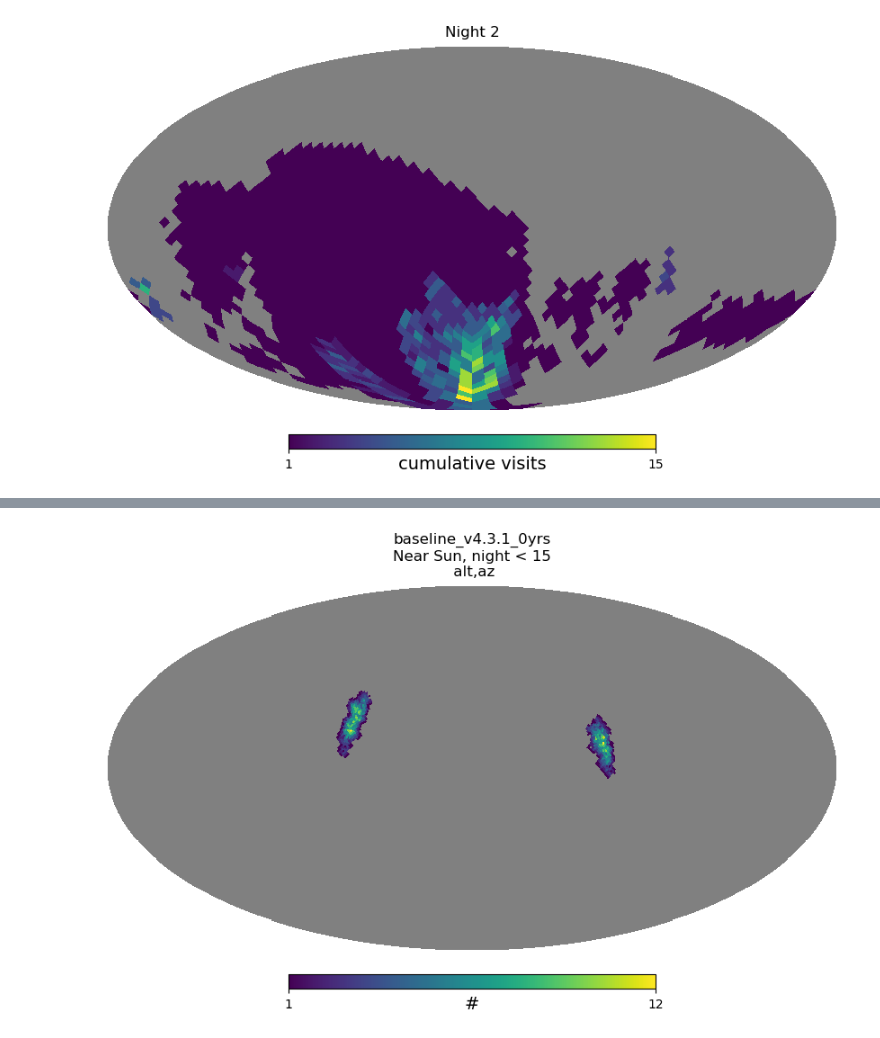
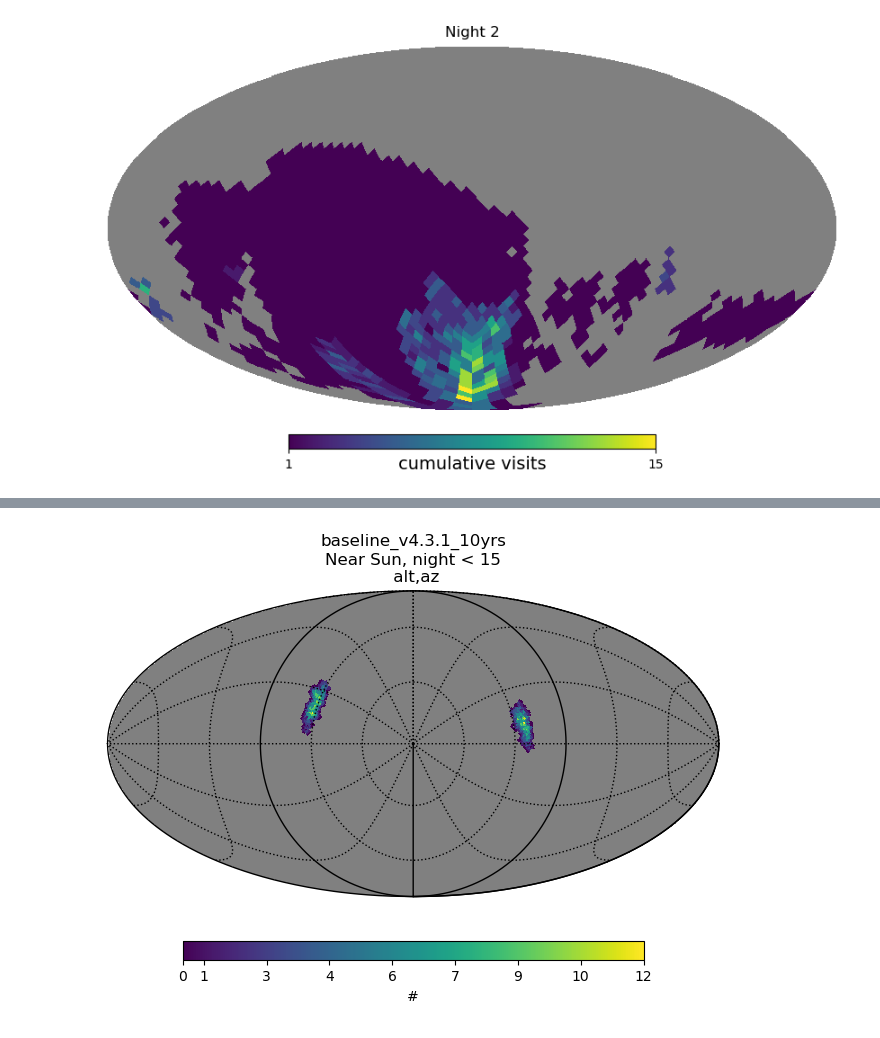
Before and after one commit to yoachim/25_scratch, a Jupyter notebook: maf_simple/simple_maf.ipynb, the cells around one changed output, grey strips where cells are left out. Cells and saved outputs as stored; diff of their text form; code cells hidden in the pictures.

```diff
--- a/maf_simple/simple_maf.ipynb
+++ b/maf_simple/simple_maf.ipynb
@@ -15,8 +16,12 @@ from rubin_sim.data import get_baseline
 # %%
 # Read in a small example visit history
 baseline_file = get_baseline()
+run_name = basename(baseline_file).replace('.db', '')
 con = sqlite3.connect(baseline_file)
-df = pd.read_sql("select * from observations where night < 61;", con).to_records(index=False)
+# Dataframe is handy for some calcs
+df = pd.read_sql("select * from observations where night < 61;", con)
+# But mostly want numpy array for speed.
+visits_array = df.to_records(index=False)
 con.close()
 # %%
 # Compute the mean airmass
@@ -147,18 +177,18 @@ pd.DataFrame(summary_stats)
 # %%
 # Example with multiple data selection criteria from a DataFrame,
-#use plot_dict to override some info dict auto-generated labels
-info = {"run_name": "baseline_v4.3.1_0yrs"}
+#use kwargs to override some info dict auto-generated labels
+info = {"run_name": "baseline_v4.3.1_10yrs"}
 info["observations_subset"] =  "Near Sun Twilight Observations, night < 15"
 #sub_data = df[(df["scheduler_note"].str.contains("_near_sun")) & (df["night"] < 15)]
 # How do I
-sub_data = df[ (np.char.find(df["scheduler_note"].astype(str),"_near_sun") != -1) & (df["night"] < 15)]
+sub_data = visits_array[ (np.char.find(visits_array["scheduler_note"].astype(str),"_near_sun") != -1) & (visits_array["night"] < 15)]
 metric = CountMetric()
 sl = Slicer(nside=64, lat_col="altitude", lon_col="azimuth")
 hp_array, info = sl(sub_data, metric, info=info)
-plot_dict = {"title": info["run_name"]+'\n'+"Near Sun, night < 15"+'\n alt,az'}
-pm = PlotMoll(info=info, plot_dict=plot_dict)
-pm(hp_array, rot=(0,90))
+title = info["run_name"]+'\n'+"Near Sun, night < 15"+'\n alt,az'
+pm = PlotMoll(info=info)
+fig = pm(hp_array, rot=(0,90), title=title, cb_params={"format": "%i"})
 # %% [output]
-[figure, old version]
+[figure, new version]
 # %%
 # make a histogram of the slewtimes
```
Also changed, not shown: parts of 19 cells of this notebook, 1 other file.
